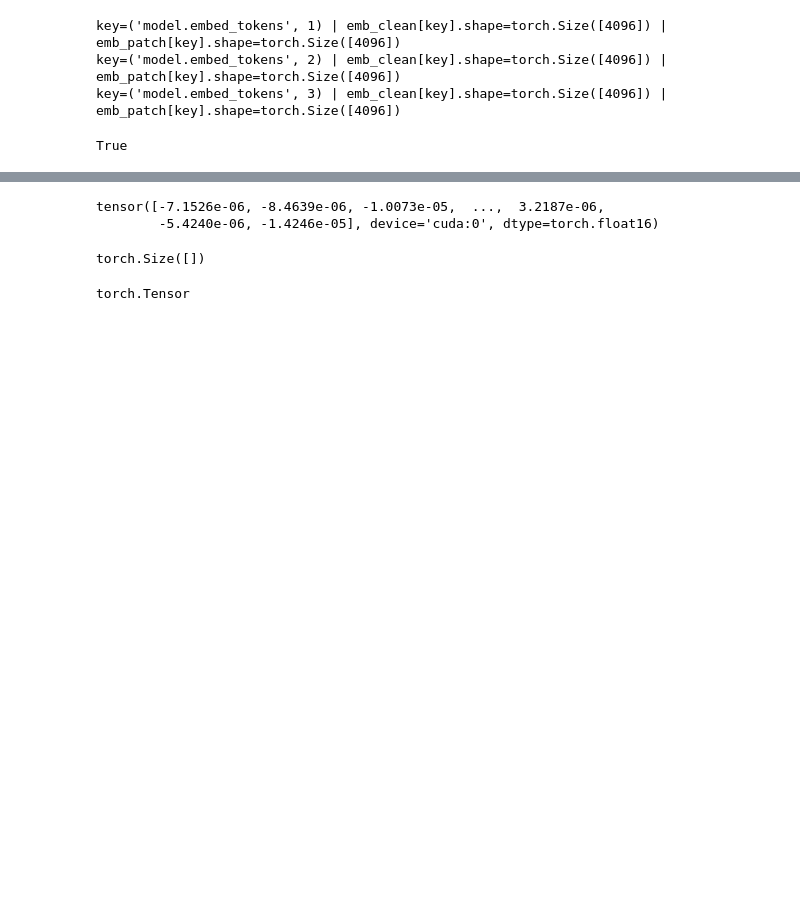
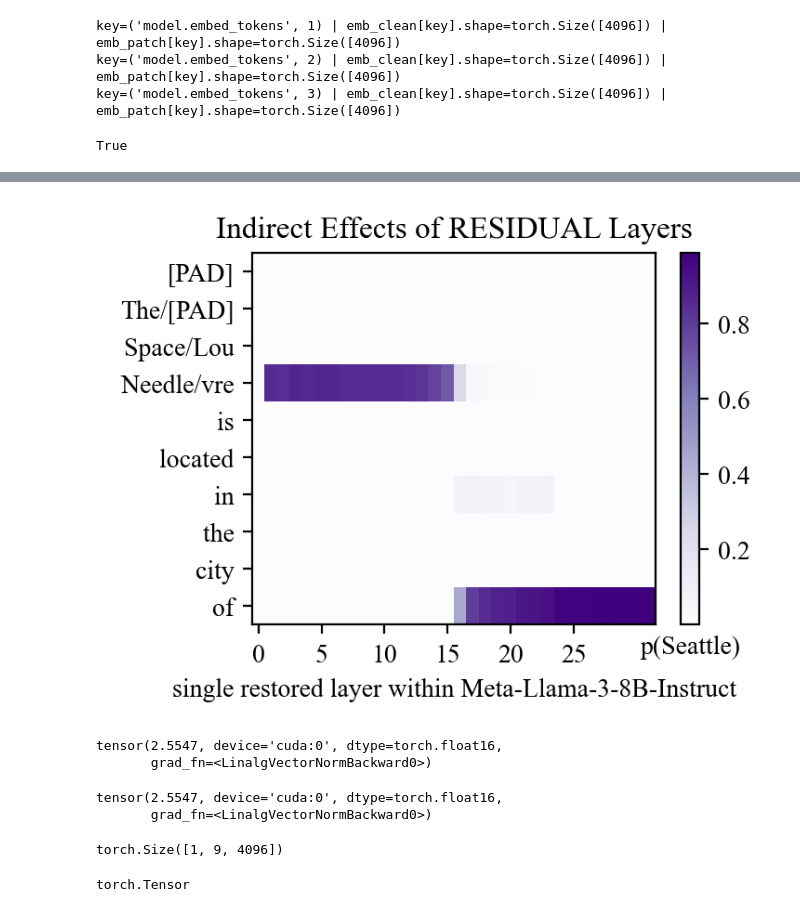
Before and after one commit to arnab-api/filter, a Jupyter notebook: notebooks/attribute_patching.ipynb, the cells around one changed output, grey strips where cells are left out. Cells and saved outputs as stored; diff of their text form; code cells hidden in the pictures; blank space fills up the shorter version.

```diff
--- a/notebooks/attribute_patching.ipynb
+++ b/notebooks/attribute_patching.ipynb
@@ -399,0 +477,12 @@ results
+# %%
+from src.trace import trace_important_states
+
+indirect_effects = trace_important_states(
+    mt = mt,
+    prompt_template = prompt,
+    clean_subj = clean_subj,
+    patched_subj = patch_subj,
+    kind="residual",
+    window_size=1,
+    normalize=False
+)
@@ -399,0 +494,6 @@ results
+# %%
+plot_trace_heatmap(
+    result = indirect_effects,
+    model_name = mt.name.split("/")[-1],
+)
+# %% [output]
@@ -400,3 +505,4 @@ results
+[figure, added]
 # %%
 from src.functional import untuple
 
@@ -413,30 +519,46 @@ cur_grads = {l: None for l in mt.layer_names}
 # module_name = mt.embedder_name
 module_name = mt.mlp_module_name_format.format(10)
 # module_name = mt.attn_module_name_format.format(10)
+
+# h = torch.zeros(mt.n_embd).to(mt.device)
+# h = []
+
+h = torch.Tensor([0.0]).to(mt.device)
+
+def add(t):
+    h += t
+
 with mt.trace(clean_inputs, scan = True) as trace:
     module = get_module_nnsight(mt, module_name)
-    h = module.output.save()
-    # h_grad = module.output.grad[0, 5, :].save()
-    h_grad = h.grad[0, 5, :].save()
+    mid_point = module.output.save()
 
-    m = mt.output.logits[0][-1].softmax(dim=-1)[ans.token_id]
-    m.backward()
+    # # h_grad = module.output.grad[0, 5, :].save()
+    # h_grad = mid_point.grad[0, 5, :].save()
+    # h_mid = mid_point[0, 5, :].save()
+    # h.append((mid_point[0, 5, :] + mid_point[0, 6, :]).norm().save())
+    trace.apply(print, mid_point[0, 5, :].norm())
+    h = mid_point[0, 5, :].norm().save()
 
+    # m = mt.output.logits[0][-1].softmax(dim=-1)[ans.token_id]
+    # m.backward()
 
 
 
     # for l in cur_grads:
     #     module = get_module_nnsight(mt, l)
     #     cur_grads[l] = module.output[0].grad.save()
+# %% [output]
+tensor(2.5547, device='cuda:0', dtype=torch.float16,
+       grad_fn=<LinalgVectorNormBackward0>)
 # %%
 # for module, grad in cur_grads.items():
 #     print(module, grad.shape)
-h_grad
+h
 # %% [output]
-tensor([-7.1526e-06, -8.4639e-06, -1.0073e-05,  ...,  3.2187e-06,
-        -5.4240e-06, -1.4246e-05], device='cuda:0', dtype=torch.float16)
+tensor(2.5547, device='cuda:0', dtype=torch.float16,
+       grad_fn=<LinalgVectorNormBackward0>)
 # %%
-untuple(h).shape
+untuple(mid_point).shape
 # %% [output]
-torch.Size([])
+torch.Size([1, 9, 4096])
 # %%
```
Also changed, not shown: parts of 21 cells of this notebook, 2 other files.
